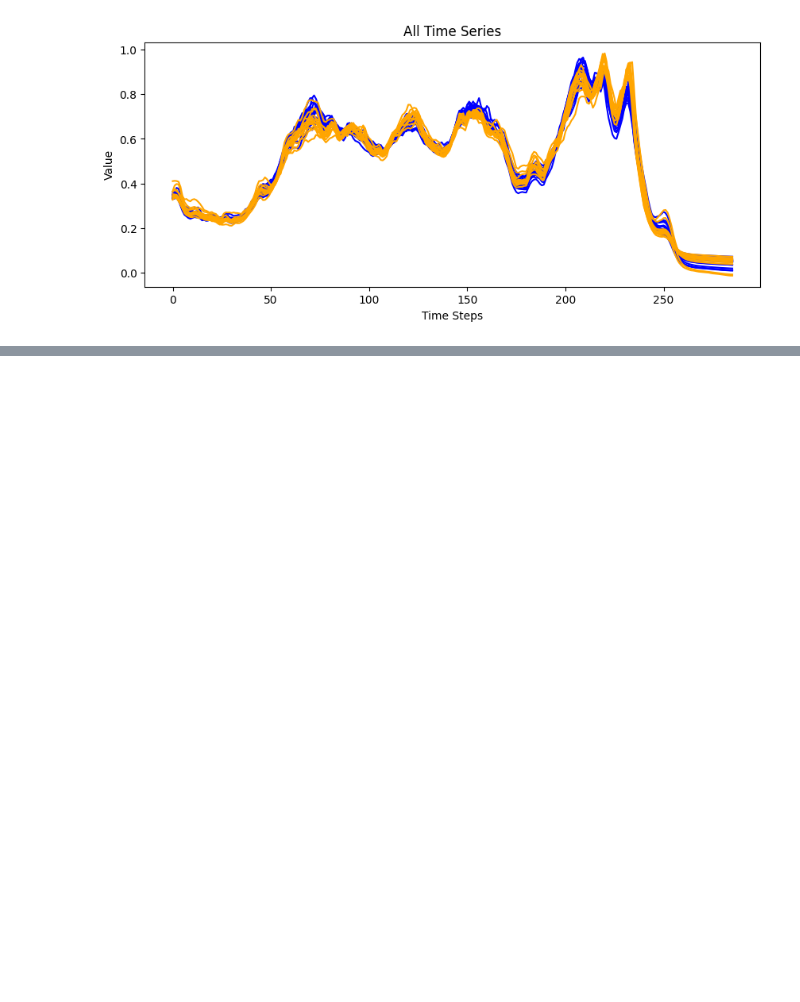
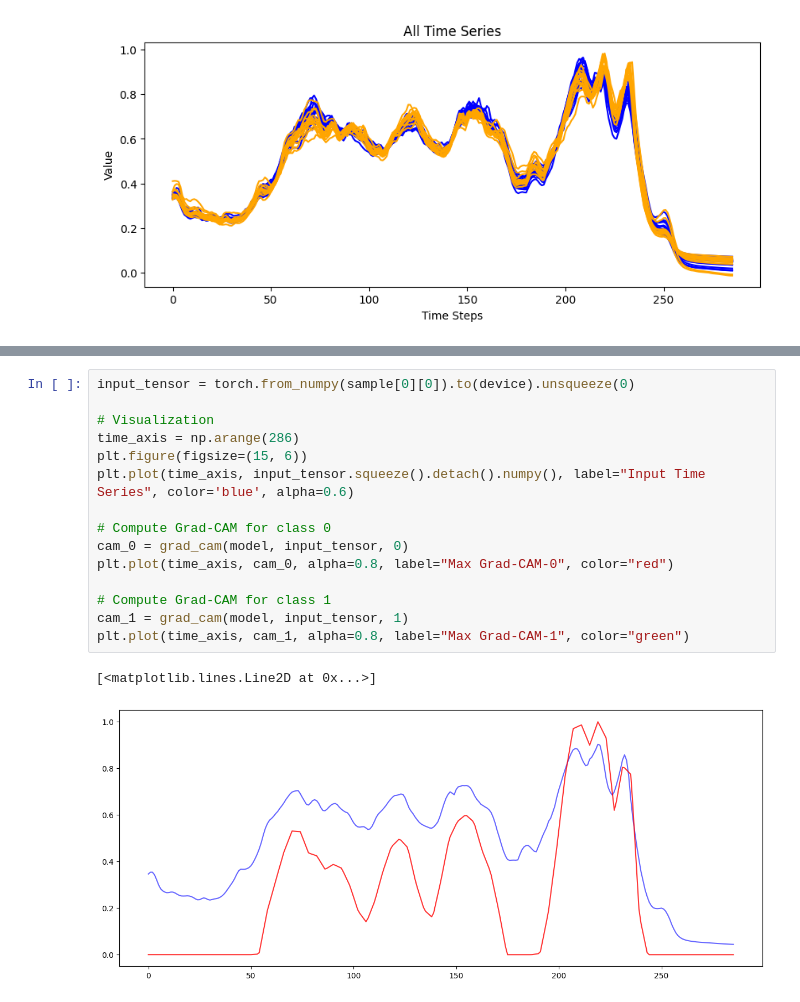
Before and after one commit to FabianWylczoch/XAI-for-Time-Series, a Jupyter notebook: cnn.ipynb, the cells around one changed output, grey strips where cells are left out. Saved outputs shown, nothing was run; the diff lists cells and outputs as text; blank space fills up the shorter version.

```diff
--- a/cnn.ipynb
+++ b/cnn.ipynb
@@ -405,0 +560,18 @@ array([False, False, False, False, False, False, False, False, False,
+# %%
+input_tensor = torch.from_numpy(sample[0][0]).to(device).unsqueeze(0)
+
+# Visualization
+time_axis = np.arange(286)
+plt.figure(figsize=(15, 6))
+plt.plot(time_axis, input_tensor.squeeze().detach().numpy(), label="Input Time Series", color='blue', alpha=0.6)
+
+# Compute Grad-CAM for class 0
+cam_0 = grad_cam(model, input_tensor, 0)
+plt.plot(time_axis, cam_0, alpha=0.8, label="Max Grad-CAM-0", color="red")
+
+# Compute Grad-CAM for class 1
+cam_1 = grad_cam(model, input_tensor, 1)
+plt.plot(time_axis, cam_1, alpha=0.8, label="Max Grad-CAM-1", color="green")
+# %% [output]
+[<matplotlib.lines.Line2D at 0x...>]
+[figure, added]
```
Also changed, not shown: parts of 20 cells of this notebook, 1 other file.
